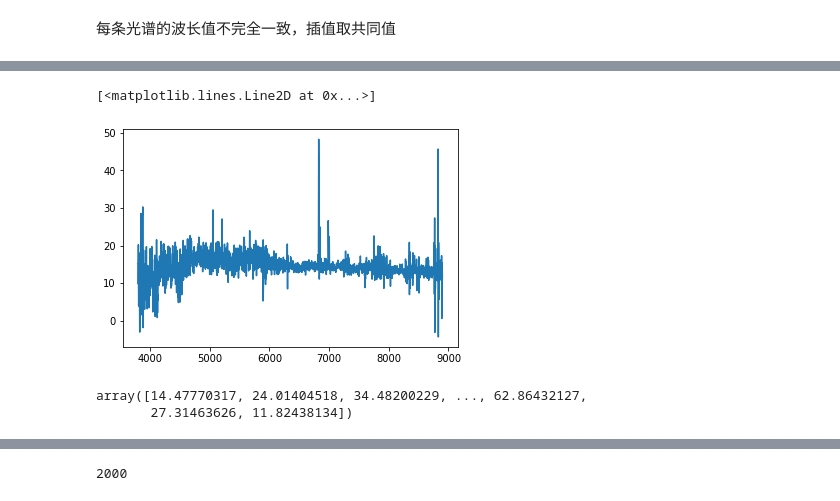
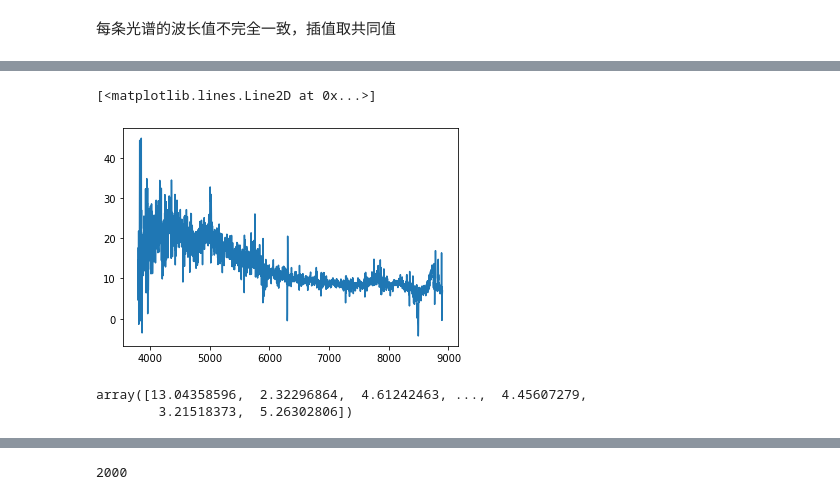
Before and after one commit to QYQSDTC/PythonForAstro, a Jupyter notebook: spectra_data_preparation_example.ipynb, the cells around one changed output, grey strips where cells are left out. Drawn from its saved outputs; the diff is of its cells as text; code cells hidden in the pictures.

```diff
--- a/spectra_data_preparation_example.ipynb
+++ b/spectra_data_preparation_example.ipynb
@@ -16,13 +21,14 @@ def download(url,to_dir,filename):
     urllib.request.urlretrieve(url, filename=fdir)
     print('finish downloading %s' %url)
 # %%
+path = os.path.join(os.getcwd(),'') # get the current working directory
 # download_list = 'star.csv'
-download_list = 'galaxy.csv'
-# download_list = 'qso.csv'
+# download_list = 'galaxy.csv'
+download_list = 'qso.csv'
 # to_dir = './LAMOST_spectra/star/'
 # to_dir = './LAMOST_spectra/galaxy/'
 # to_dir = '/Users/qyq/Development/Python天文培训/qso/'
-to_dir = '/Users/qyq/Development/Python天文培训/galaxy/'
+to_dir = path + 'qso/'
 url_reader = itertools.islice(csv.DictReader(open(download_list),delimiter='|'),2000)
 filenames = [row['obsfits_file'].split('/')[-1] for row in url_reader]
 print(filenames)
@@ -45,8 +81,8 @@ for (url,filename) in zip(urls,filenames):
 # Data preparation
 # %%
 # datadir='./LAMOST_spectra/star'
-# datadir='/Users/qyq/Development/Python天文培训/qso/'
-datadir = '/Users/qyq/Development/Python天文培训/galaxy/'
+datadir=path + 'qso/'
+# datadir = path + 'galaxy/'
 # datadir='./LAMOST_spectra/galaxy'
 filenames = os.listdir(datadir)
 filepaths = [os.path.join(datadir, filename) for filename in filenames if 'fits'in filename]
@@ -173,5 +209,3 @@ interpolated_qso
 2000 rows × 2550 columns
 # %%
 interpolated_spectra = interpolated_qso
-# %%
-interpolated_spectra['type']=2 # 2 for galaxy, 3 for qso
@@ -219,14 +236,14 @@ Name: 0, Length: 2550, dtype: float64
 # %%
-plt.plot(pos_list,interpolated_spectra.iloc[0][:2550])
+plt.plot(pos_list,interpolated_spectra.iloc[0,:])
 # %% [output]
 [<matplotlib.lines.Line2D at 0x...>]
-[figure, old version]
+[figure, new version]
 # %%
-spectra_means = interpolated_spectra.mean(1).to_numpy() # calculate mean values according to columns
+spectra_means = interpolated_spectra.mean(1).to_numpy() # calculate mean values over columns
 spectra_means
 # %% [output]
-array([14.47770317, 24.01404518, 34.48200229, ..., 62.86432127,
-       27.31463626, 11.82438134])
+array([13.04358596,  2.32296864,  4.61242463, ...,  4.45607279,
+        3.21518373,  5.26302806])
 # %%
 interpolated_spectra.mean?
 # %% [output]
```
Also changed, not shown: parts of 26 cells of this notebook, 4 other files.
